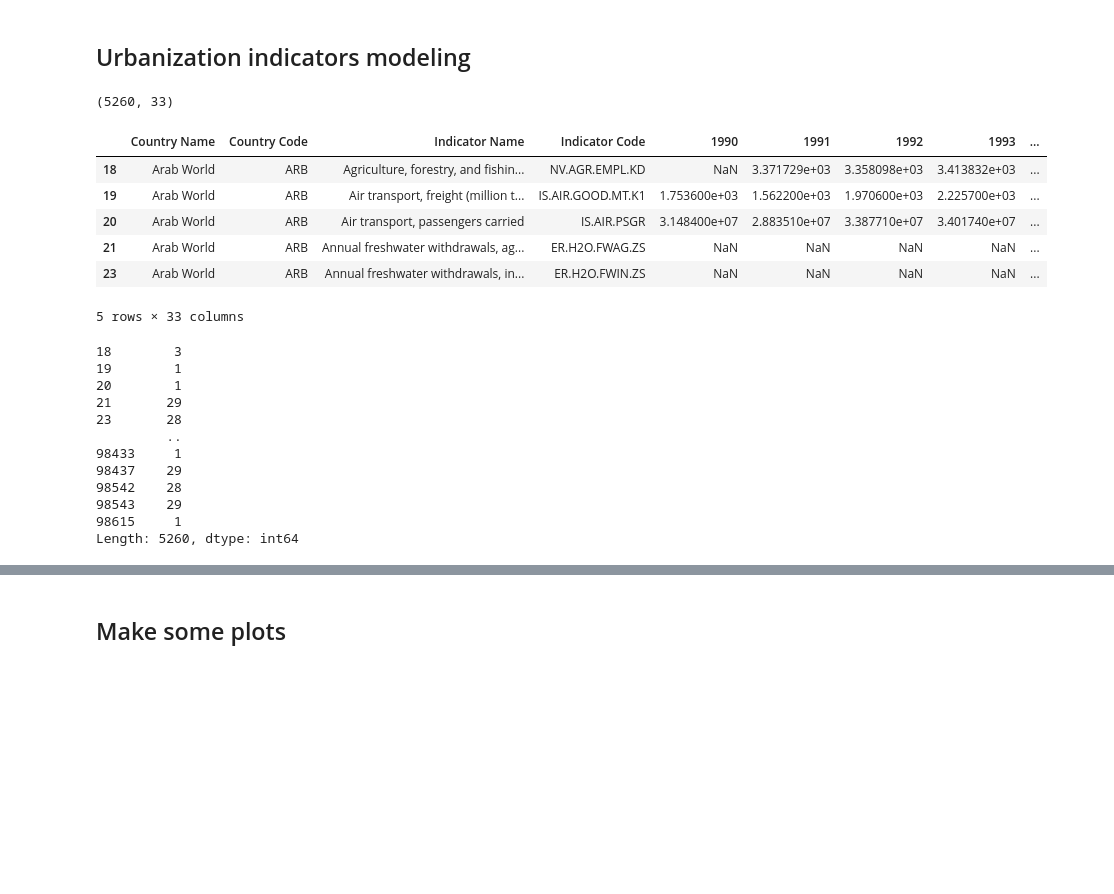
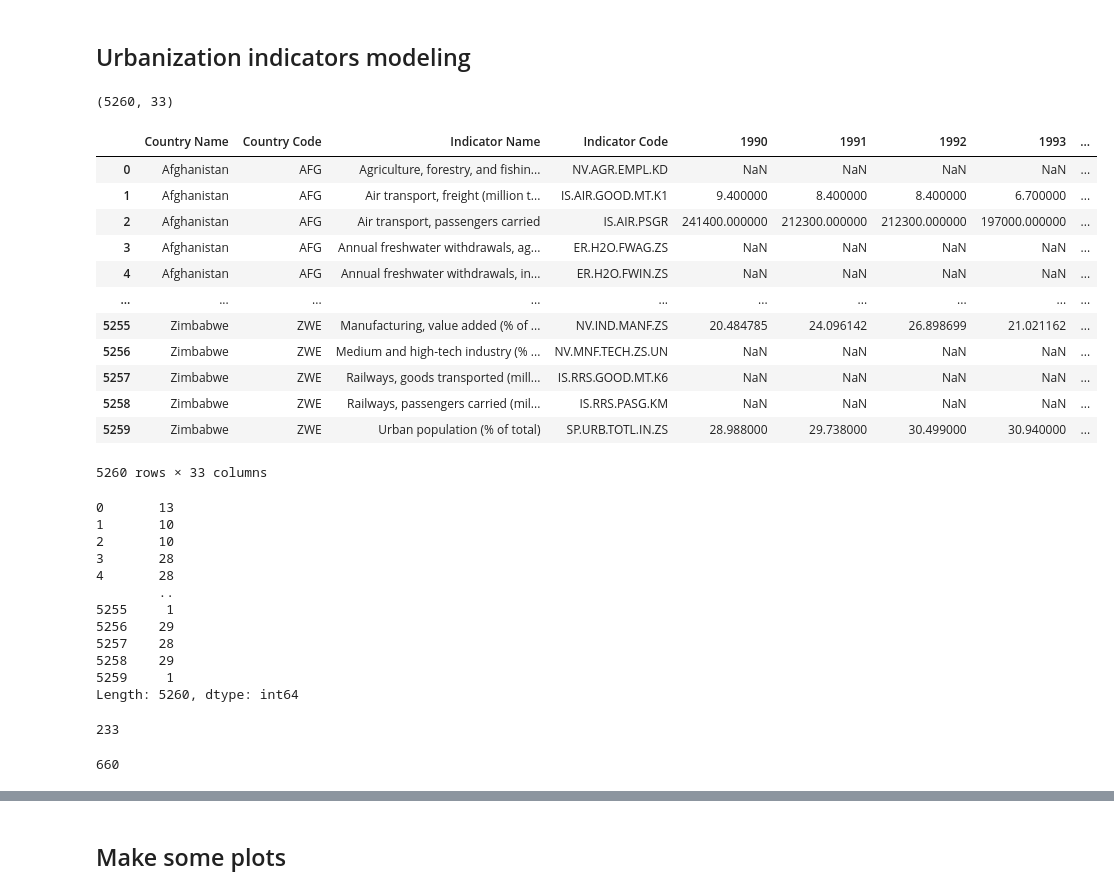
Before and after one commit to bianyuanop/WorldHappinessAnalysis, a Jupyter notebook: modeling.ipynb, the cells around one changed output, grey strips where cells are left out. Cells and saved outputs as stored; diff of their text form; code cells hidden in the pictures; blank space fills up the shorter version.

```diff
--- a/modeling.ipynb
+++ b/modeling.ipynb
@@ -271,31 +269,47 @@ developed_countries['Country code'] = get3countryCode(developed_countries['Count
 # %%
 sgd = pd.read_csv('./dataset/world_happiness/sustainable_develop_goals/sdg-csv-zip-7-mb-/SDGData.csv')
 sgd_urban = sgd[sgd['Indicator Name'].isin(
     URBANIZATION_INDICATORS + ANTI_URBANIZATION_INDICATORS
-)].iloc[:, :33]
+)].iloc[:, :33].sort_values(by=['Country Name', 'Indicator Name']).reset_index(drop=True)
 print(sgd_urban.shape)
-sgd_urban.head()
+sgd_urban
 # %% [output]
 (5260, 33)
 |  | Country Name | Country Code | Indicator Name | Indicator Code | 1990 | 1991 | 1992 | 1993 | ... |
-| 18 | Arab World | ARB | Agriculture, forestry, and fishin... | NV.AGR.EMPL.KD | NaN | 3.371729e+03 | 3.358098e+03 | 3.413832e+03 | ... |
-| 19 | Arab World | ARB | Air transport, freight (million t... | IS.AIR.GOOD.MT.K1 | 1.753600e+03 | 1.562200e+03 | 1.970600e+03 | 2.225700e+03 | ... |
-| 20 | Arab World | ARB | Air transport, passengers carried | IS.AIR.PSGR | 3.148400e+07 | 2.883510e+07 | 3.387710e+07 | 3.401740e+07 | ... |
-| 21 | Arab World | ARB | Annual freshwater withdrawals, ag... | ER.H2O.FWAG.ZS | NaN | NaN | NaN | NaN | ... |
-| 23 | Arab World | ARB | Annual freshwater withdrawals, in... | ER.H2O.FWIN.ZS | NaN | NaN | NaN | NaN | ... |
+| 0 | Afghanistan | AFG | Agriculture, forestry, and fishin... | NV.AGR.EMPL.KD | NaN | NaN | NaN | NaN | ... |
+| 1 | Afghanistan | AFG | Air transport, freight (million t... | IS.AIR.GOOD.MT.K1 | 9.400000 | 8.400000 | 8.400000 | 6.700000 | ... |
+| 2 | Afghanistan | AFG | Air transport, passengers carried | IS.AIR.PSGR | 241400.000000 | 212300.000000 | 212300.000000 | 197000.000000 | ... |
+| 3 | Afghanistan | AFG | Annual freshwater withdrawals, ag... | ER.H2O.FWAG.ZS | NaN | NaN | NaN | NaN | ... |
+| 4 | Afghanistan | AFG | Annual freshwater withdrawals, in... | ER.H2O.FWIN.ZS | NaN | NaN | NaN | NaN | ... |
+| ... | ... | ... | ... | ... | ... | ... | ... | ... | ... |
+| 5255 | Zimbabwe | ZWE | Manufacturing, value added (% of ... | NV.IND.MANF.ZS | 20.484785 | 24.096142 | 26.898699 | 21.021162 | ... |
+| 5256 | Zimbabwe | ZWE | Medium and high-tech industry (% ... | NV.MNF.TECH.ZS.UN | NaN | NaN | NaN | NaN | ... |
+| 5257 | Zimbabwe | ZWE | Railways, goods transported (mill... | IS.RRS.GOOD.MT.K6 | NaN | NaN | NaN | NaN | ... |
+| 5258 | Zimbabwe | ZWE | Railways, passengers carried (mil... | IS.RRS.PASG.KM | NaN | NaN | NaN | NaN | ... |
+| 5259 | Zimbabwe | ZWE | Urban population (% of total) | SP.URB.TOTL.IN.ZS | 28.988000 | 29.738000 | 30.499000 | 30.940000 | ... |
-5 rows × 33 columns
+5260 rows × 33 columns
 # %%
 sgd_urban.isna().sum(axis=1)
 # %% [output]
-18        3
-19        1
-20        1
-21       29
-23       28
-         ..
-98433     1
-98437    29
-98542    28
-98543    29
-98615     1
+0       13
+1       10
+2       10
+3       28
+4       28
+        ..
+5255     1
+5256    29
+5257    28
+5258    29
+5259     1
 Length: 5260, dtype: int64
+# %%
+sgd_urban[sgd_urban['Country Name'] == 'Zimbabwe'].isna().sum().sum()
+# %% [output]
+233
+# %%
+shape = sgd_urban[sgd_urban['Country Name'] == 'Zimbabwe'].shape
+cell_total = shape[0] * shape[1]
+print(cell_total)
+# %% [output]
+660
```
Also changed, not shown: parts of 28 cells of this notebook, 1 other file.
